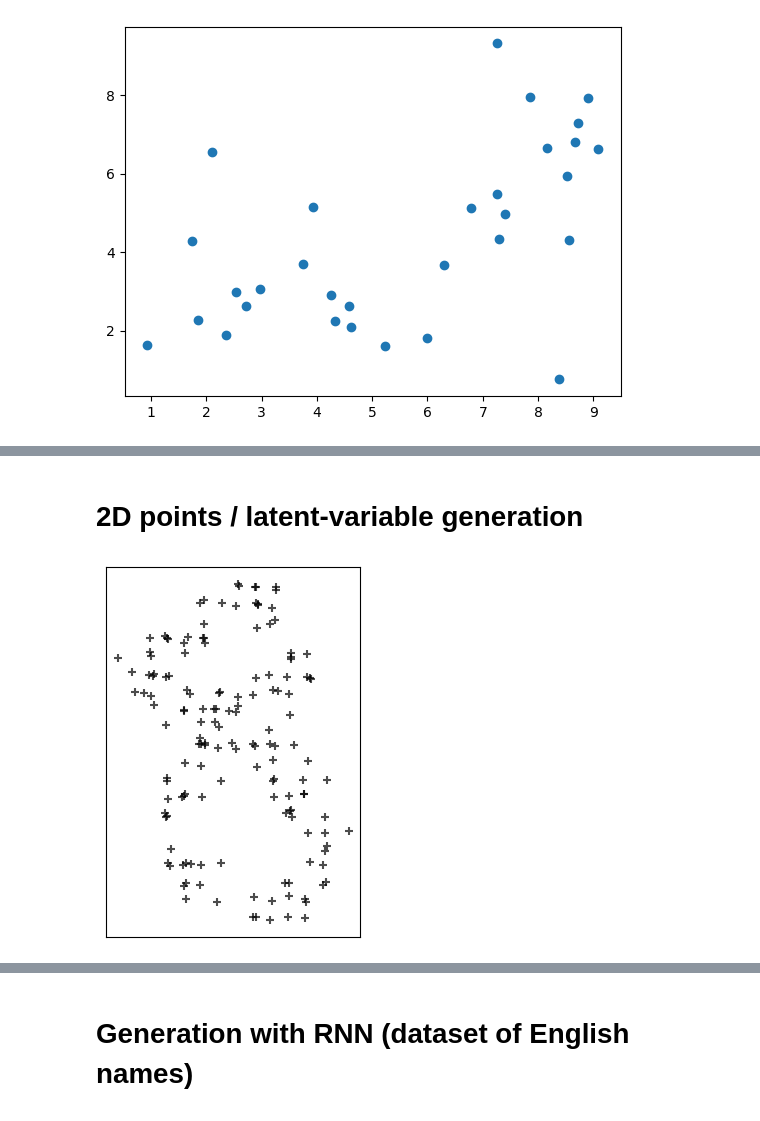
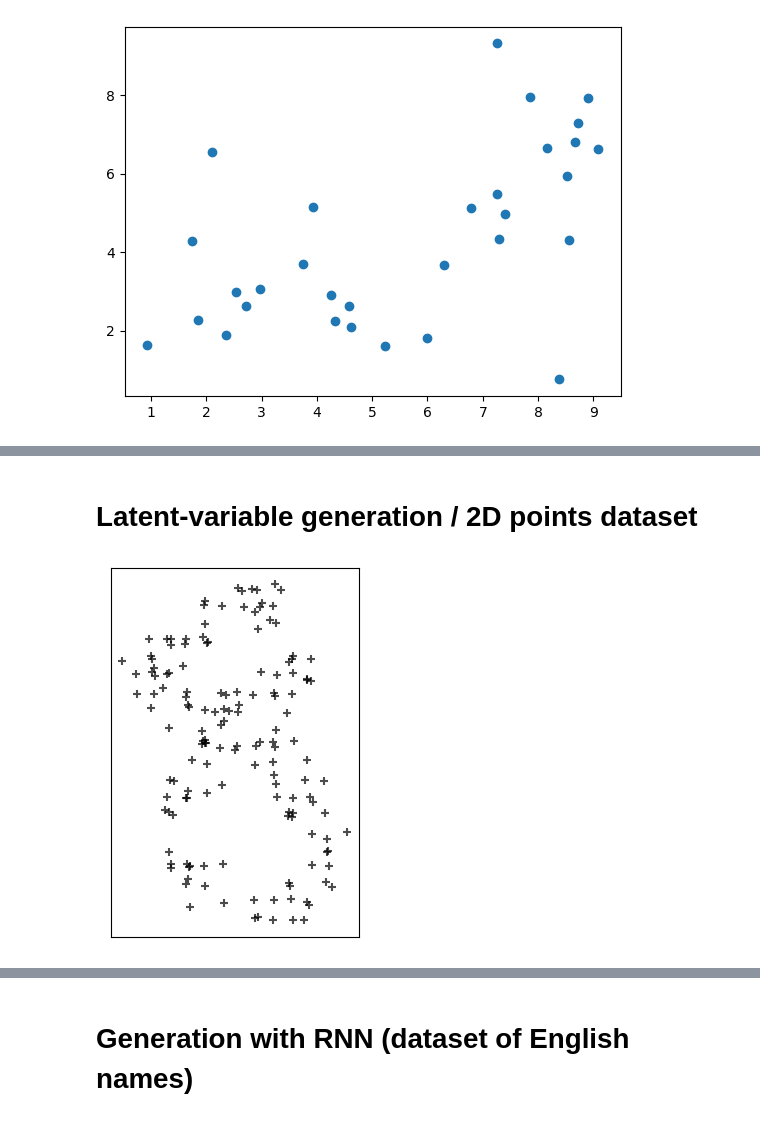
Before and after one commit to damonjw/datasci, a Jupyter notebook: nn.ipynb, the cells around one changed output, grey strips where cells are left out. Saved outputs shown, nothing was run; the diff lists cells and outputs as text; code cells hidden in the pictures.

Commit message:
Make nn fit more closely with notes

```diff
--- a/nn.ipynb
+++ b/nn.ipynb
@@ -227,36 +221,16 @@ plt.show()
 # %% [markdown]
-# 2D points / latent-variable generation
+# Latent-variable generation / 2D points dataset
-# %%
-# The source dataset (Xdigit) is the points making up a particlar MNIST image, number 43876,
-# with each point juttered by a random amount.
-
-mnist = torchvision.datasets.MNIST(
-    root = 'pytorch-data/',    # where to put the files
-    download = True,   # if files aren't here, download them
-    train = True,      # whether to import the test or the train subset
-    # PyTorch uses PyTorch tensors internally, not numpy arrays, so convert them.
-    transform = torchvision.transforms.ToTensor()
-)
-
-rng = np.random.default_rng(161803)
-img,_ = mnist[43876]
-p = img.reshape(-1).numpy()
-p = p / np.sum(p)
-i = rng.choice(len(p), p=p, size=150)
-x,y = np.meshgrid(np.linspace(0,1,28), np.linspace(1,0,28))
-X = np.column_stack([x.reshape(-1)[i], y.reshape(-1)[i]])
-X = np.random.normal(loc=X, scale=0.15/28)
-
-fig,ax = plt.subplots()
-ax.scatter(X[:,0], X[:,1], marker='+', color='black', alpha=.7)
-ax.set_aspect('equal')
-ax.set_xticks([])
-ax.set_yticks([])
-#plt.savefig('../notes/res/nngen-points.pdf', transparent=True, bbox_inches='tight', pad_inches=0)
-plt.show()
-
-Xdigit = torch.tensor(X).float()
-# %% [output]
-[figure, removed]
+# %%
+# Randomly jittered points from MNIST image 43876
+url = 'https://www.cl.cam.ac.uk/teaching/2223/DataSci/data/digit8.csv'
+digit8 = pandas.read_csv(url)
+fig,ax = plt.subplots()
+ax.scatter(digit8.x1, digit8.x2, marker='+', color='black', alpha=.7)
+ax.set_aspect('equal')
+ax.set_xticks([])
+ax.set_yticks([])
+plt.show()
+# %% [output]
+[figure, added]
 # %%
 class RCurve(nn.Module):
```
Also changed, not shown: parts of 14 cells of this notebook.
